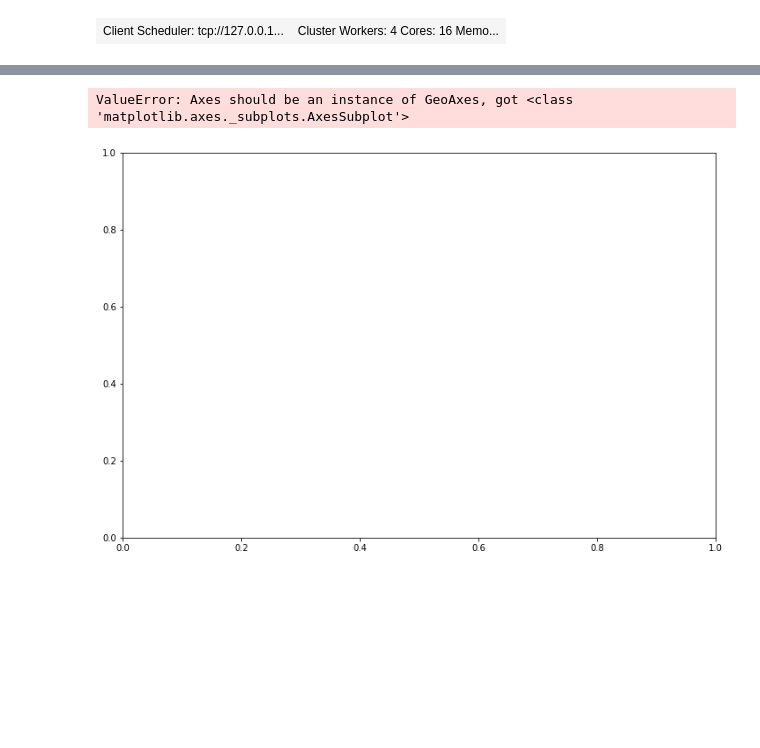
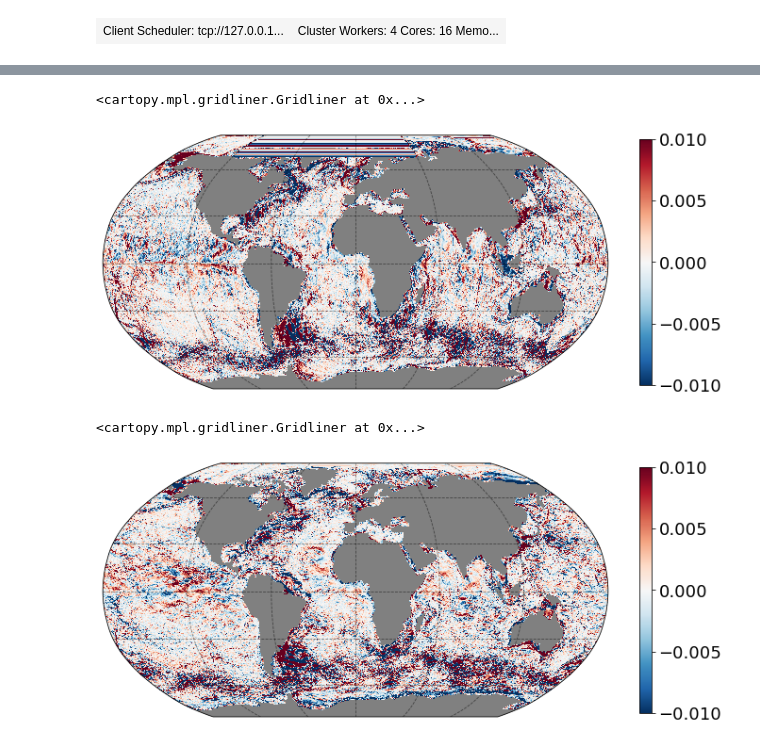
Before and after one commit to hmkhatri/MOM6_Momentum_Budget, a Jupyter notebook: OM4_125.ipynb, the cells around one changed output, grey strips where cells are left out. Saved outputs shown, nothing was run; the diff lists cells and outputs as text; code cells hidden in the pictures; blank space fills up the shorter version.

```diff
--- a/OM4_125.ipynb
+++ b/OM4_125.ipynb
@@ -136,18 +196,36 @@ subplot_kws=dict(projection=ccrs.Robinson(),facecolor='grey')
+# %%
+ds1 = ds.isel(time =50)
+
+subplot_kws=dict(projection=ccrs.Robinson(),facecolor='grey')
+
+plt.figure(figsize=[12,8])
+p = ds1['tauy_bot'].plot(x='geolon_v', y='geolat_v', vmin=-1e-2, vmax=1e-2, cmap='RdBu_r',
+                          subplot_kws=subplot_kws, transform=ccrs.PlateCarree(),
+                          add_labels=False, add_colorbar=False)
+
+# add separate colorbar
+cb = plt.colorbar(p, shrink=0.6)
+cb.ax.tick_params(labelsize=18)
+
+p.axes.gridlines(color='black', alpha=0.5, linestyle='--')
+# %% [output]
+<cartopy.mpl.gridliner.Gridliner at 0x...>
+[figure, added]
 # %%
 ds1 = ds.isel(time =100)
 
-subplot_kws=dict(projection=ccrs.PlateCarree(),facecolor='grey')
+subplot_kws=dict(projection=ccrs.Robinson(),facecolor='grey')
 
 plt.figure(figsize=[12,8])
-p = ds1['hf_CAu_2d'].plot(x='geolon_u', y='geolat_u', vmin=-1e-5, vmax=1e-5, cmap='RdBu_r',
-                          subplot_kws=subplot_kws, transform=ccrs.PlateCarree())
-                          #add_labels=False, add_colorbar=False)
+p = ds1['taux_bot'].plot(x='geolon_u', y='geolat_u', vmin=-1e-2, vmax=1e-2, cmap='RdBu_r',
+                          subplot_kws=subplot_kws, transform=ccrs.PlateCarree(),
+                          add_labels=False, add_colorbar=False)
 
 # add separate colorbar
-#cb = plt.colorbar(p, shrink=0.6)
-#cb.ax.tick_params(labelsize=18)
+cb = plt.colorbar(p, shrink=0.6)
+cb.ax.tick_params(labelsize=18)
 
-#p.axes.gridlines(color='black', alpha=0.5, linestyle='--')
+p.axes.gridlines(color='black', alpha=0.5, linestyle='--')
 # %% [output]
-ValueError: Axes should be an instance of GeoAxes, got <class 'matplotlib.axes._subplots.AxesSubplot'>
+<cartopy.mpl.gridliner.Gridliner at 0x...>
-[figure, old version]
+[figure, new version]
```
Also changed, not shown: parts of 17 cells of this notebook, 2 other files.
